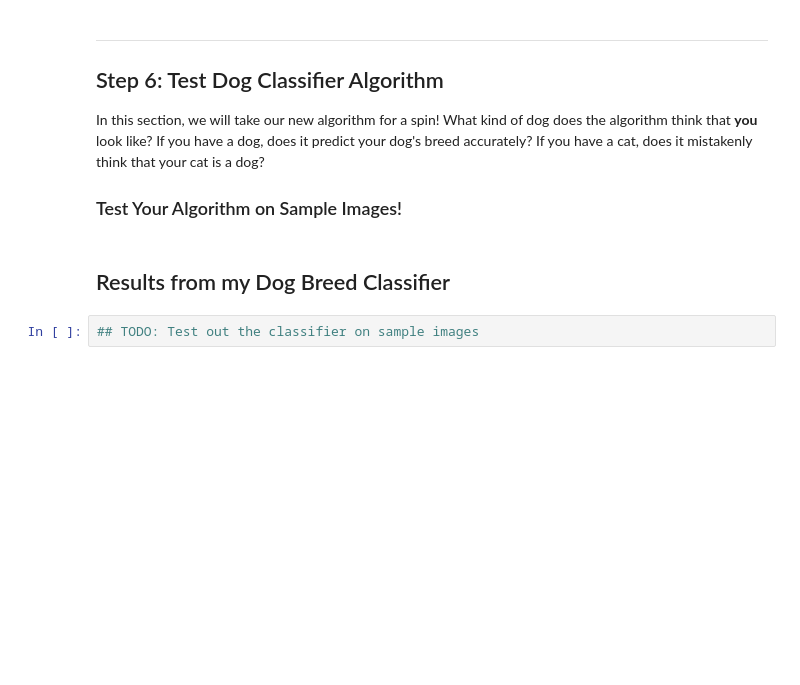
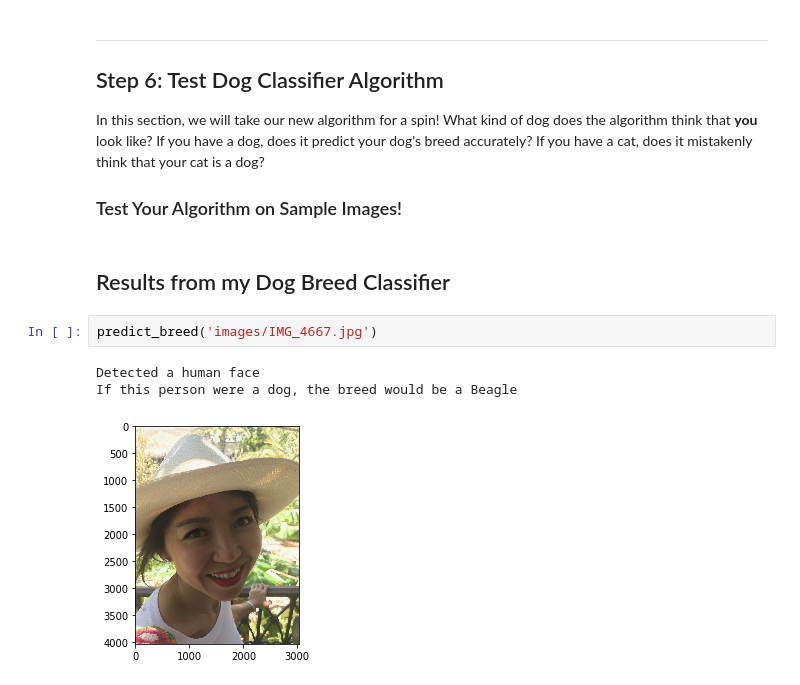
Before and after one commit to jamesrequa/Dog-Breed-Classifier, a Jupyter notebook: dog_classifier.ipynb, the cells around one changed output. Saved outputs shown, nothing was run; the diff lists cells and outputs as text; blank space fills up the shorter version.

```diff
--- a/dog_classifier.ipynb
+++ b/dog_classifier.ipynb
@@ -539,5 +726,9 @@ In this section, we will take our new algorithm for a spin!  What kind of dog do
 ### Test Your Algorithm on Sample Images!
 # %% [markdown]
 ## Results from my Dog Breed Classifier
-# %%
-## TODO: Test out the classifier on sample images
+# %%
+predict_breed('images/IMG_4667.jpg')
+# %% [output]
+Detected a human face
+If this person were a dog, the breed would be a Beagle
+[figure, added]
```
Also changed, not shown: parts of 40 cells of this notebook.
